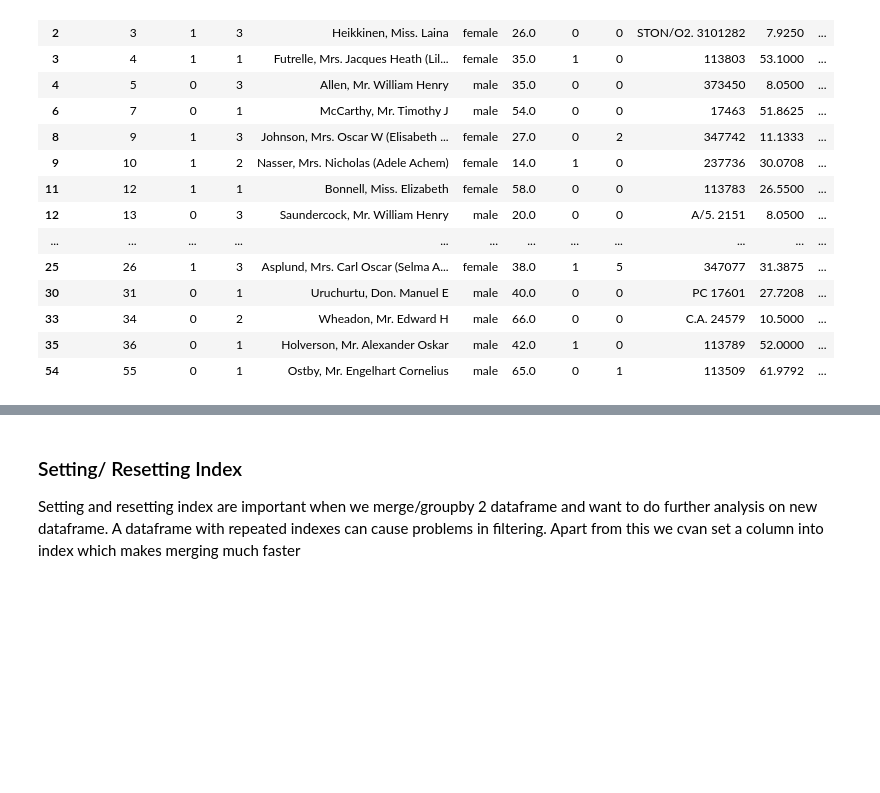
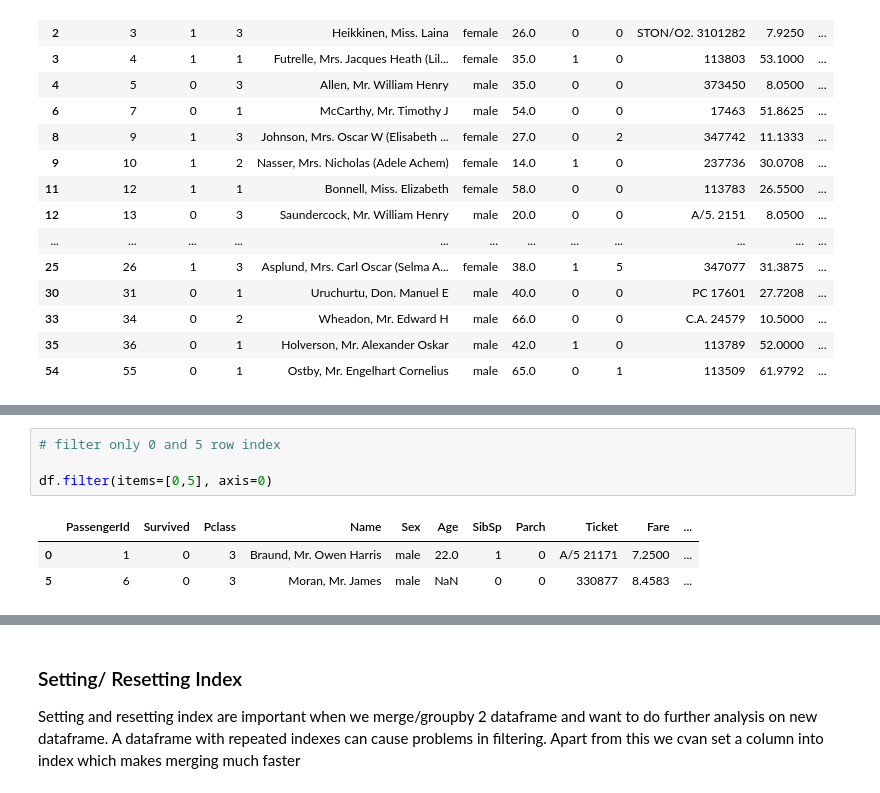
Before and after one commit to groverpr/learn_python_libraries, a Jupyter notebook: pandas/pandas_cheatsheet.ipynb, the cells around one changed output, grey strips where cells are left out. Cells and saved outputs as stored; diff of their text form; blank space fills up the shorter version.

Commit message:
indexing added

```diff
--- a/pandas/pandas_cheatsheet.ipynb
+++ b/pandas/pandas_cheatsheet.ipynb
@@ -312,0 +325,8 @@ df.query('Age > PassengerId')
+# %%
+# filter only 0 and 5 row index
+
+df.filter(items=[0,5], axis=0)
+# %% [output]
+|  | PassengerId | Survived | Pclass | Name | Sex | Age | SibSp | Parch | Ticket | Fare | ... |
+| 0 | 1 | 0 | 3 | Braund, Mr. Owen Harris | male | 22.0 | 1 | 0 | A/5 21171 | 7.2500 | ... |
+| 5 | 6 | 0 | 3 | Moran, Mr. James | male | NaN | 0 | 0 | 330877 | 8.4583 | ... |
```
Also changed, not shown: parts of 8 cells of this notebook.
